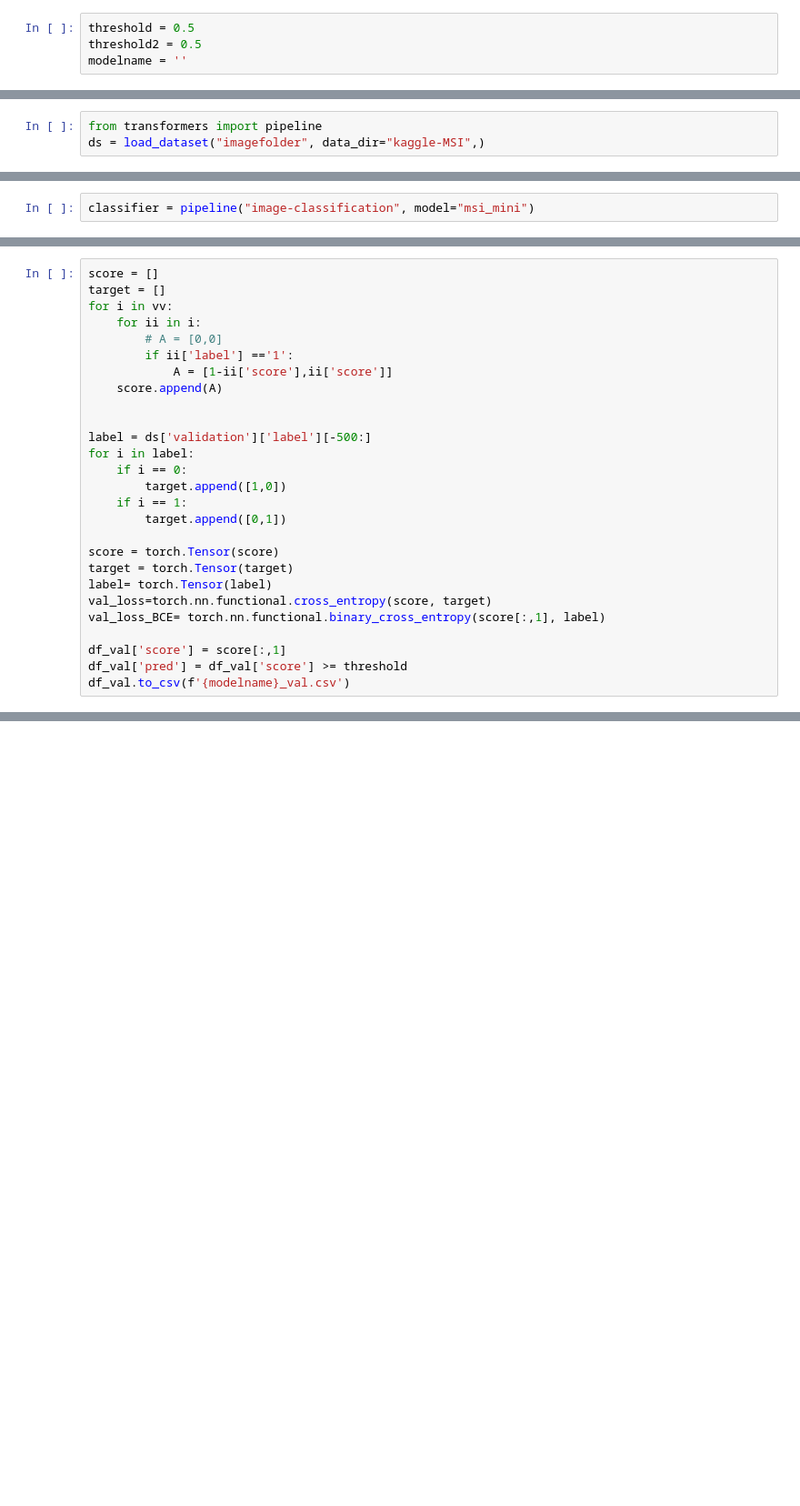
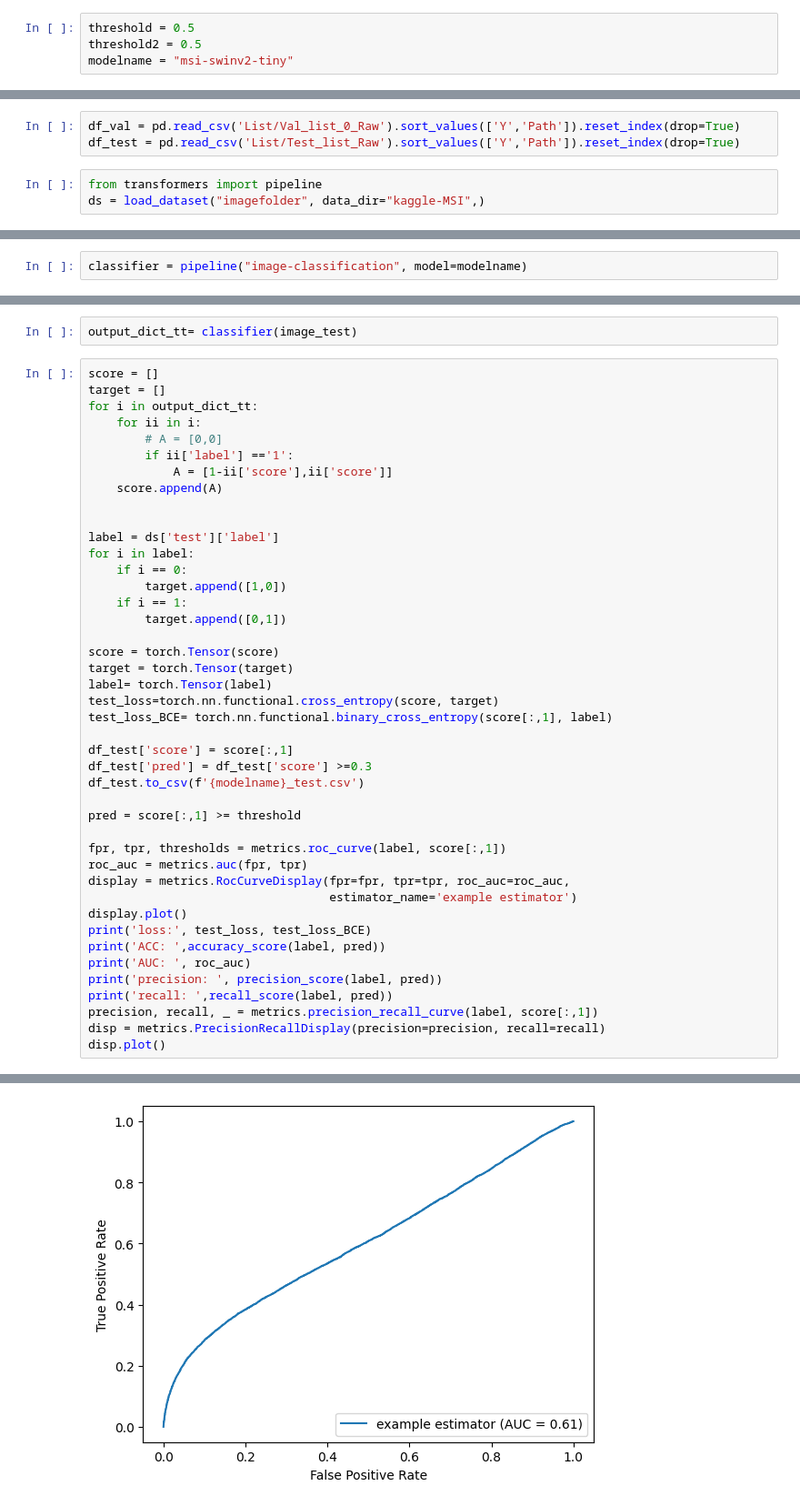
Before and after one commit to maggie1999424/msi_mss_predict_aiim, a Jupyter notebook: eval.ipynb, the cells around one changed output, grey strips where cells are left out. Shown at 91% size. Drawn from its saved outputs; the diff is of its cells as text; blank space fills up the shorter version.

```diff
--- a/eval.ipynb
+++ b/eval.ipynb
@@ -5,7 +5,7 @@ WHY DID IT SHOW A VALIDATION LOSS WAY WAY WAY BIGGER THAN TRAIN SET!!!
 # %%
 threshold = 0.5
 threshold2 = 0.5
-modelname = ''
+modelname = "msi-swinv2-tiny"
 # %%
 import huggingface_hub , os
 from datasets import load_dataset
@@ -19,6 +20,9 @@ Token will not been saved to git credential helper. Pass `add_to_git_credential=
 Token is valid (permission: write).
 Your token has been saved to /home/maggie1999424/.cache/huggingface/token
 Login successful
+# %%
+df_val = pd.read_csv('List/Val_list_0_Raw').sort_values(['Y','Path']).reset_index(drop=True)
+df_test = pd.read_csv('List/Test_list_Raw').sort_values(['Y','Path']).reset_index(drop=True)
 # %%
 from transformers import pipeline
 ds = load_dataset("imagefolder", data_dir="kaggle-MSI",)
@@ -55,2 +33,2 @@ image_test = ds['test']['image']
 # %%
-classifier = pipeline("image-classification", model="msi_mini")
+classifier = pipeline("image-classification", model=modelname)
@@ -60,7 +35,9 @@ output_dict_vv = classifier(vv)
+# %%
+output_dict_tt= classifier(image_test)
 # %%
 score = []
 target = []
-for i in vv:
+for i in output_dict_tt:
     for ii in i:
         # A = [0,0]
         if ii['label'] =='1':
@@ -68,7 +45,7 @@ for i in vv:
     score.append(A)
 
 
-label = ds['validation']['label'][-500:]
+label = ds['test']['label']
 for i in label:
     if i == 0:
         target.append([1,0])
@@ -78,9 +55,26 @@ for i in label:
 score = torch.Tensor(score)
 target = torch.Tensor(target)
 label= torch.Tensor(label)
-val_loss=torch.nn.functional.cross_entropy(score, target)
-val_loss_BCE= torch.nn.functional.binary_cross_entropy(score[:,1], label)
+test_loss=torch.nn.functional.cross_entropy(score, target)
+test_loss_BCE= torch.nn.functional.binary_cross_entropy(score[:,1], label)
 
-df_val['score'] = score[:,1]
-df_val['pred'] = df_val['score'] >= threshold
-df_val.to_csv(f'{modelname}_val.csv')
+df_test['score'] = score[:,1]
+df_test['pred'] = df_test['score'] >=0.3
+df_test.to_csv(f'{modelname}_test.csv')
+
+pred = score[:,1] >= threshold
+
+fpr, tpr, thresholds = metrics.roc_curve(label, score[:,1])
+roc_auc = metrics.auc(fpr, tpr)
+display = metrics.RocCurveDisplay(fpr=fpr, tpr=tpr, roc_auc=roc_auc,
+                                  estimator_name='example estimator')
+display.plot()
+print('loss:', test_loss, test_loss_BCE)
+print('ACC: ',accuracy_score(label, pred))
+print('AUC: ', roc_auc)
+print('precision: ', precision_score(label, pred))
+print('recall: ',recall_score(label, pred))
+precision, recall, _ = metrics.precision_recall_curve(label, score[:,1])
+disp = metrics.PrecisionRecallDisplay(precision=precision, recall=recall)
+disp.plot()
+# %% [output]
@@ -86,0 +87 @@ df_val.to_csv(f'{modelname}_val.csv')
+[figure, added]
```
Also changed, not shown: parts of 26 cells of this notebook.
